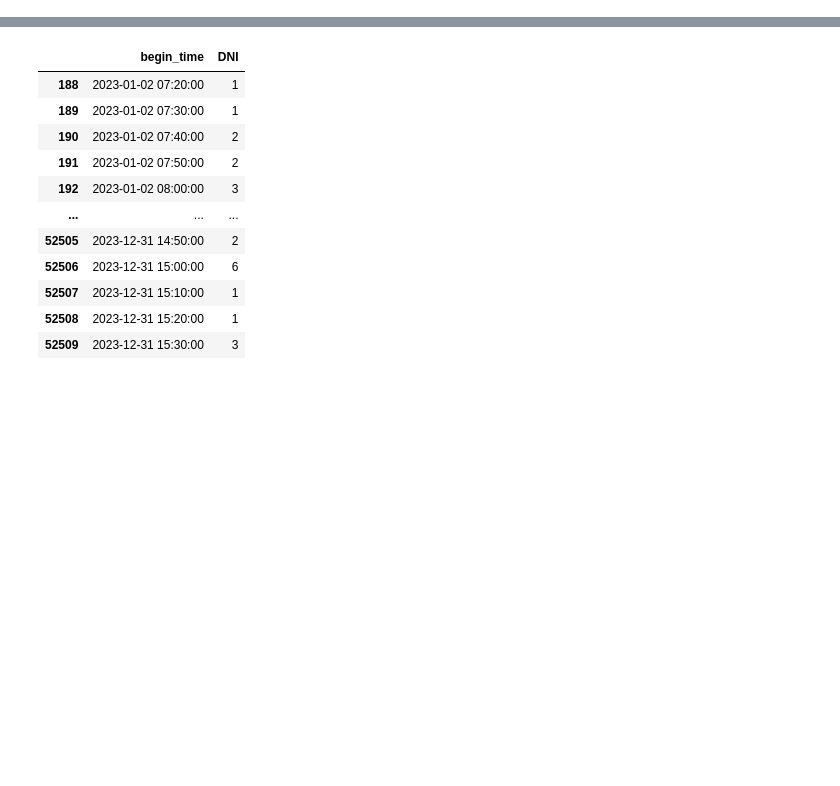
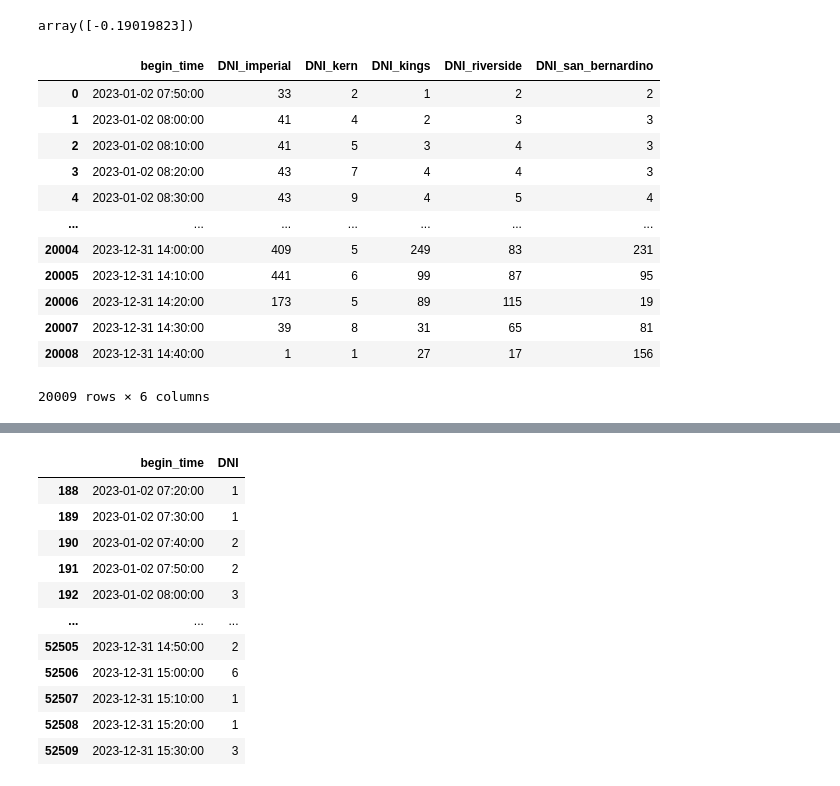
Before and after one commit to shabarishch/PowerPrices, a Jupyter notebook: Shabarish_local_main.ipynb, the cells around one changed output, grey strips where cells are left out. Cells and saved outputs as stored; diff of their text form; code cells hidden in the pictures; blank space fills up the shorter version.

```diff
--- a/Shabarish_local_main.ipynb
+++ b/Shabarish_local_main.ipynb
@@ -40 +77,45 @@ solargen_price_combined = solar_gendata.merge(pricedata, on='begin_time')
+# %%
+from sklearn.linear_model import LinearRegression
+
+linreg = LinearRegression()
+
+linreg.fit(avgs_price['solar_scaled'].values.reshape(-1,1), avgs_price['NP-15 LMP'].values)
+
+linreg.coef_
+# %% [output]
+array([-0.19019823])
+# %%
+places = ['imperial', 'kern', 'kings', 'riverside', 'san_bernardino']
+data_by_places = defaultdict(lambda: pd.DataFrame())
+
+for place in places:
+    data_by_places[place] = pd.read_csv('Data/'+place+'.csv', skiprows = 2)
+    data_by_places[place]['begin_time'] = data_by_places[place].apply(lambda x: datetime.datetime(int(x['Year']), int(x['Month']), int(x['Day']), int(x['Hour']), int(x['Minute']),0) , axis=1)
+
+weather_attributes = ['DNI'] #Incomplete for now
+
+data_by_attributes = {'DNI': pd.DataFrame()}
+
+for item in weather_attributes:
+    dfs_to_merge=[]
+    for place in places:
+        dfs_to_merge.append((place, data_by_places[place][['begin_time', item]][data_by_places[place].apply(lambda x: x[item]>0, axis=1)]))
+    initialcolumn = item+'_'+places[0]
+    data_by_attributes[item] = reduce(lambda x, y: ('', pd.merge(x[1], y[1], on='begin_time', how='inner', suffixes=(None, '_'+y[0]))),  dfs_to_merge)[1].rename(columns={item:initialcolumn})
+
+data_by_attributes['DNI']
+# %% [output]
+|  | begin_time | DNI_imperial | DNI_kern | DNI_kings | DNI_riverside | DNI_san_bernardino |
+| 0 | 2023-01-02 07:50:00 | 33 | 2 | 1 | 2 | 2 |
+| 1 | 2023-01-02 08:00:00 | 41 | 4 | 2 | 3 | 3 |
+| 2 | 2023-01-02 08:10:00 | 41 | 5 | 3 | 4 | 3 |
+| 3 | 2023-01-02 08:20:00 | 43 | 7 | 4 | 4 | 3 |
+| 4 | 2023-01-02 08:30:00 | 43 | 9 | 4 | 5 | 4 |
+| ... | ... | ... | ... | ... | ... | ... |
+| 20004 | 2023-12-31 14:00:00 | 409 | 5 | 249 | 83 | 231 |
+| 20005 | 2023-12-31 14:10:00 | 441 | 6 | 99 | 87 | 95 |
+| 20006 | 2023-12-31 14:20:00 | 173 | 5 | 89 | 115 | 19 |
+| 20007 | 2023-12-31 14:30:00 | 39 | 8 | 31 | 65 | 81 |
+| 20008 | 2023-12-31 14:40:00 | 1 | 1 | 27 | 17 | 156 |
+20009 rows × 6 columns
 # %%
```
Also changed, not shown: parts of 13 cells of this notebook, 2 other files.
